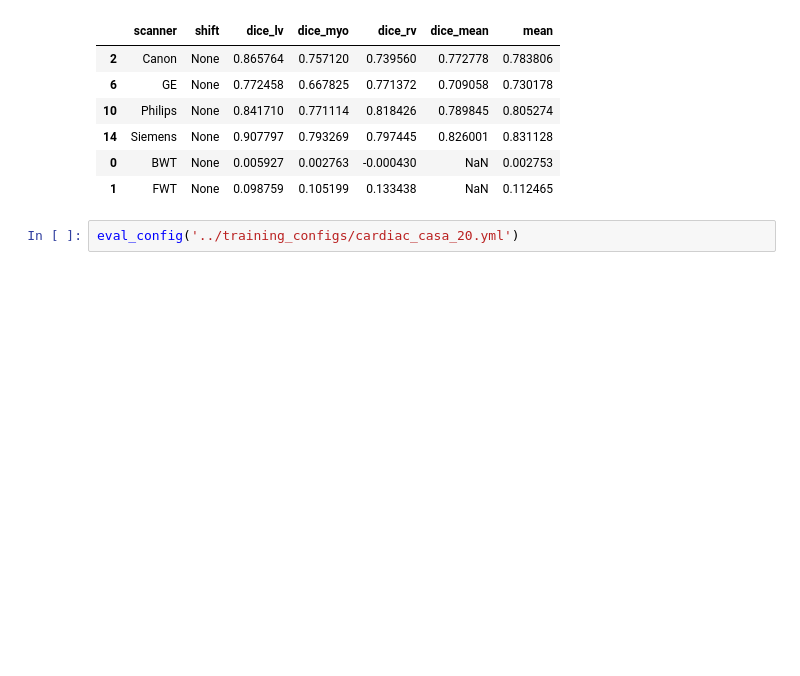
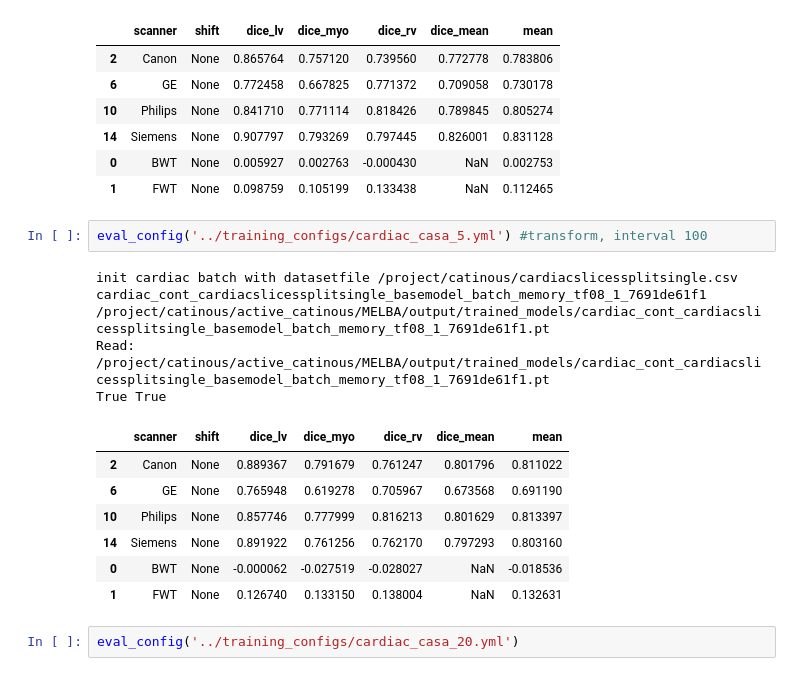
Before and after one commit to cirmuw/casa, a Jupyter notebook: evaluation/cardiac_evaluation.ipynb, the cells around one changed output. Saved outputs shown, nothing was run; the diff lists cells and outputs as text; blank space fills up the shorter version.

```diff
--- a/evaluation/cardiac_evaluation.ipynb
+++ b/evaluation/cardiac_evaluation.ipynb
@@ -330,6 +314,21 @@ True True
 | 14 | Siemens | None | 0.907797 | 0.793269 | 0.797445 | 0.826001 | 0.831128 |
 | 0 | BWT | None | 0.005927 | 0.002763 | -0.000430 | NaN | 0.002753 |
 | 1 | FWT | None | 0.098759 | 0.105199 | 0.133438 | NaN | 0.112465 |
+# %%
+eval_config('../training_configs/cardiac_casa_5.yml') #transform, interval 100
+# %% [output]
+init cardiac batch with datasetfile /project/catinous/cardiacslicessplitsingle.csv
+cardiac_cont_cardiacslicessplitsingle_basemodel_batch_memory_tf08_1_7691de61f1
+/project/catinous/active_catinous/MELBA/output/trained_models/cardiac_cont_cardiacslicessplitsingle_basemodel_batch_memory_tf08_1_7691de61f1.pt
+Read: /project/catinous/active_catinous/MELBA/output/trained_models/cardiac_cont_cardiacslicessplitsingle_basemodel_batch_memory_tf08_1_7691de61f1.pt
+True True
+|  | scanner | shift | dice_lv | dice_myo | dice_rv | dice_mean | mean |
+| 2 | Canon | None | 0.889367 | 0.791679 | 0.761247 | 0.801796 | 0.811022 |
+| 6 | GE | None | 0.765948 | 0.619278 | 0.705967 | 0.673568 | 0.691190 |
+| 10 | Philips | None | 0.857746 | 0.777999 | 0.816213 | 0.801629 | 0.813397 |
+| 14 | Siemens | None | 0.891922 | 0.761256 | 0.762170 | 0.797293 | 0.803160 |
+| 0 | BWT | None | -0.000062 | -0.027519 | -0.028027 | NaN | -0.018536 |
+| 1 | FWT | None | 0.126740 | 0.133150 | 0.138004 | NaN | 0.132631 |
 # %%
 eval_config('../training_configs/cardiac_casa_20.yml')
 # %% [output]
```
Also changed, not shown: parts of 3 cells of this notebook, 8 other files.
